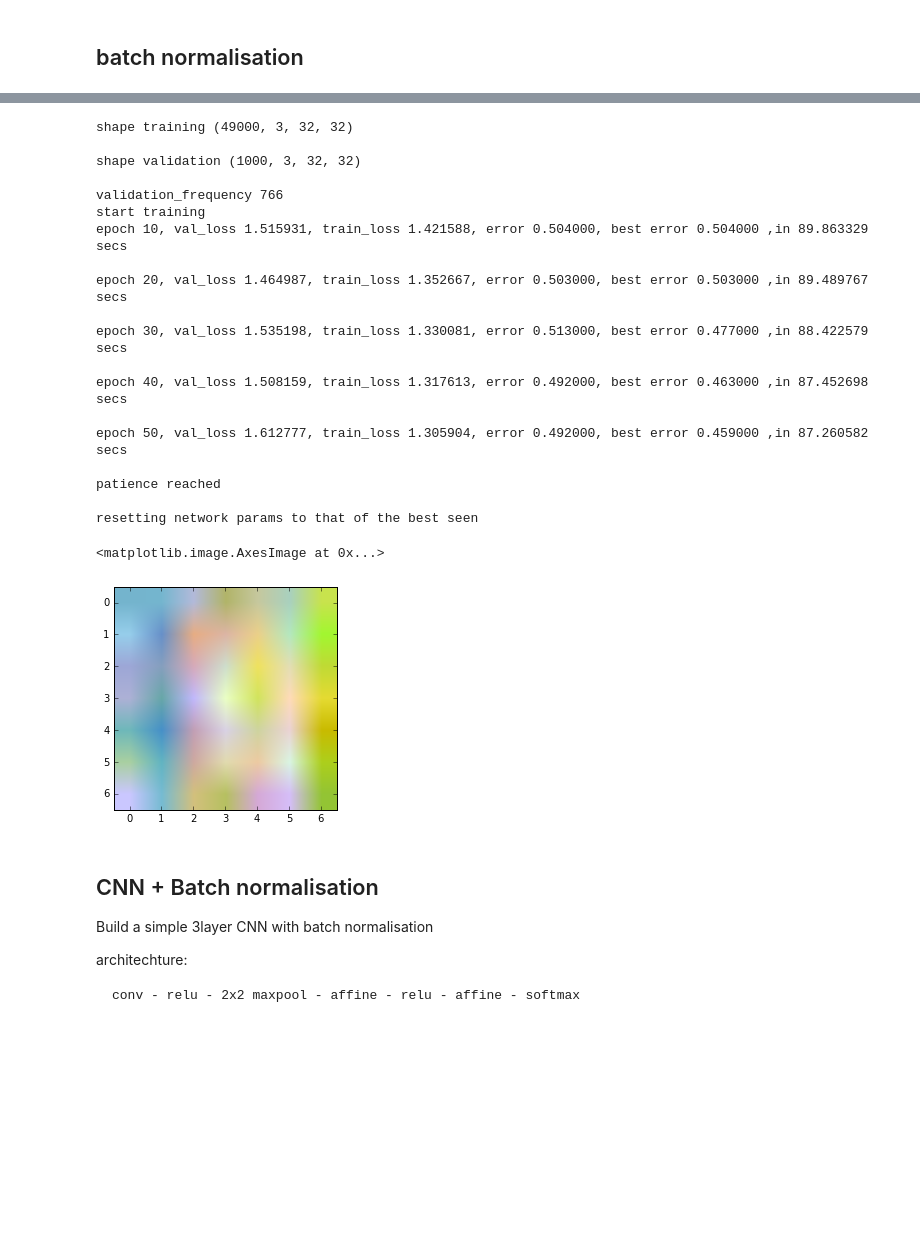
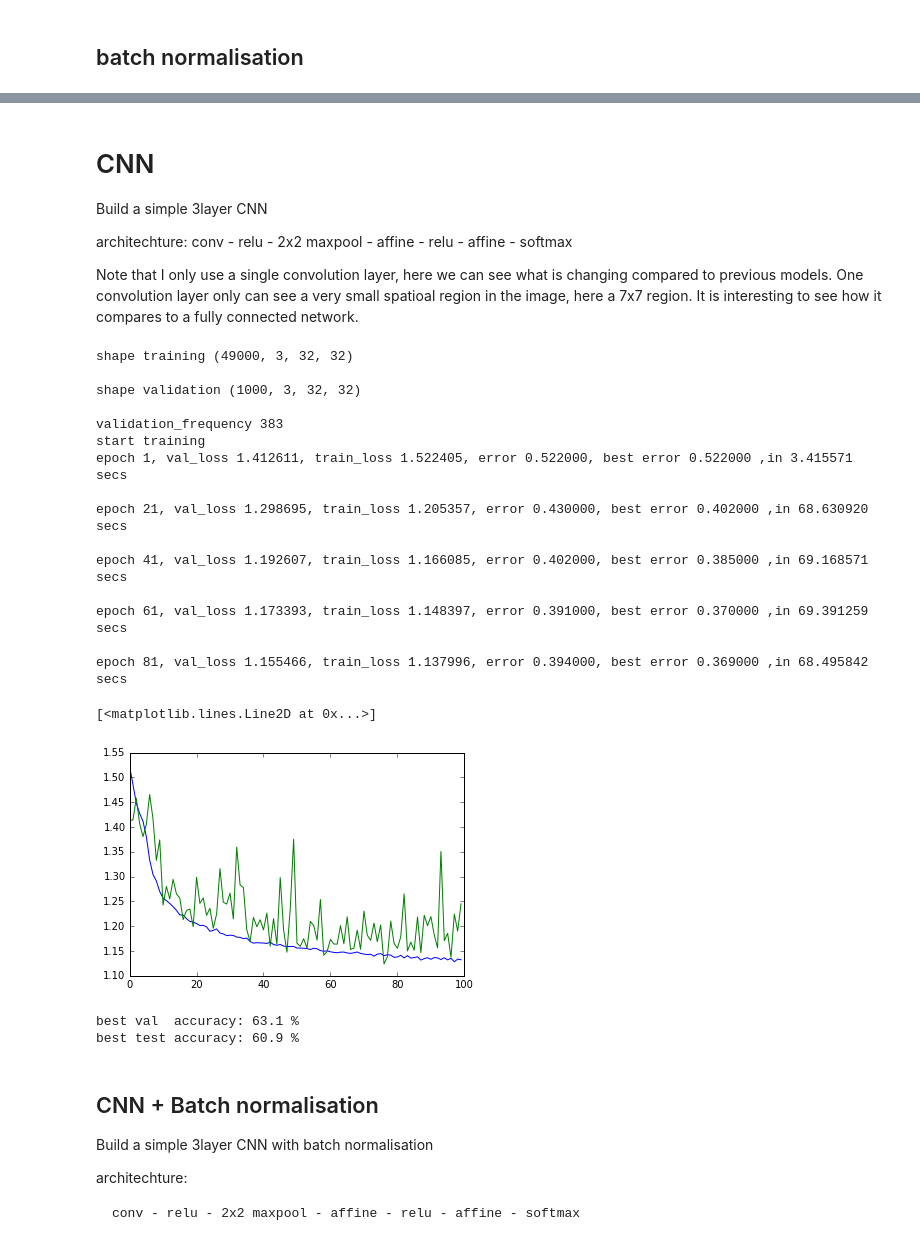
Before and after one commit to peymanbey/CIFAR10, a Jupyter notebook: CS231n2.ipynb, the cells around one changed output, grey strips where cells are left out. Saved outputs shown, nothing was run; the diff lists cells and outputs as text; code cells hidden in the pictures; blank space fills up the shorter version.

```diff
--- a/CS231n2.ipynb
+++ b/CS231n2.ipynb
@@ -141,7 +214,18 @@ architechture:
+# %% [markdown]
+# CNN
+
+Build a simple 3layer CNN
+
+architechture:
+    conv - relu - 2x2 maxpool - affine - relu - affine - softmax
+
+Note that I only use a single convolution layer, here we can see what is changing compared to previous models.
+One convolution layer only can see a very small spatioal region in the image, here a 7x7 region.
+It is interesting to see how it compares to a fully connected network.
 # %%
 # build model
 input_shape = (None, 3,32,32)
-hidden_arch = 500
+hidden_arch = [128,256]
 num_filter = 32
 
 network = build_CNN(in_shape=input_shape,
@@ -159,24 +243,20 @@ net, test_fn, train_loss_history_, val_loss_history_, val_error_history_ = early
                                                                                  l2_reg=0.001,
                                                                                  lear_rate=1e-3,
                                                                                  iteration=100,
-                                                                                 printFreq=10)
+                                                                                 printFreq=20)
 # %% [output]
 shape training (49000, 3, 32, 32)
 
 shape validation (1000, 3, 32, 32)
 
-validation_frequency 766
+validation_frequency 383
 start training
-epoch 10, val_loss 1.515931, train_loss 1.421588, error 0.504000, best error 0.504000 ,in 89.863329 secs
+epoch 1, val_loss 1.412611, train_loss 1.522405, error 0.522000, best error 0.522000 ,in 3.415571 secs
 
-epoch 20, val_loss 1.464987, train_loss 1.352667, error 0.503000, best error 0.503000 ,in 89.489767 secs
+epoch 21, val_loss 1.298695, train_loss 1.205357, error 0.430000, best error 0.402000 ,in 68.630920 secs
 
-epoch 30, val_loss 1.535198, train_loss 1.330081, error 0.513000, best error 0.477000 ,in 88.422579 secs
+epoch 41, val_loss 1.192607, train_loss 1.166085, error 0.402000, best error 0.385000 ,in 69.168571 secs
 
-epoch 40, val_loss 1.508159, train_loss 1.317613, error 0.492000, best error 0.463000 ,in 87.452698 secs
+epoch 61, val_loss 1.173393, train_loss 1.148397, error 0.391000, best error 0.370000 ,in 69.391259 secs
 
-epoch 50, val_loss 1.612777, train_loss 1.305904, error 0.492000, best error 0.459000 ,in 87.260582 secs
-
-patience reached
-
-resetting network params to that of the best seen
+epoch 81, val_loss 1.155466, train_loss 1.137996, error 0.394000, best error 0.369000 ,in 68.495842 secs
@@ -185,13 +263,16 @@ weights = get_all_param_values(net)
-# %%
-ind = np.random.randint(0, high=31)
-im = weights[0][ind,:,:,:].reshape(3,7,7)
-im = im.swapaxes(0,2)
-im+=abs(im.min(axis=(0,1)))
-im *= 255/im.max(axis=(0,1))
-plt.imshow(im.astype('uint8'))
-# %% [output]
-<matplotlib.image.AxesImage at 0x...>
-[figure, removed]
+# %%
+plt.plot(train_loss_history_)
+plt.plot(val_loss_history_)
+# %% [output]
+[<matplotlib.lines.Line2D at 0x...>]
+[figure, added]
+# %%
+# using only one convolution layer we get better performance fro
+print "best val  accuracy:", (1-min(val_error_history_))*100,"%"
+print "best test accuracy:", (1-test_fn()[1])*100,"%"
+# %% [output]
+best val  accuracy: 63.1 %
+best test accuracy: 60.9 %
 # %% [markdown]
 ## CNN + Batch normalisation
 
```
Also changed, not shown: parts of 22 cells of this notebook, 1 other file.
